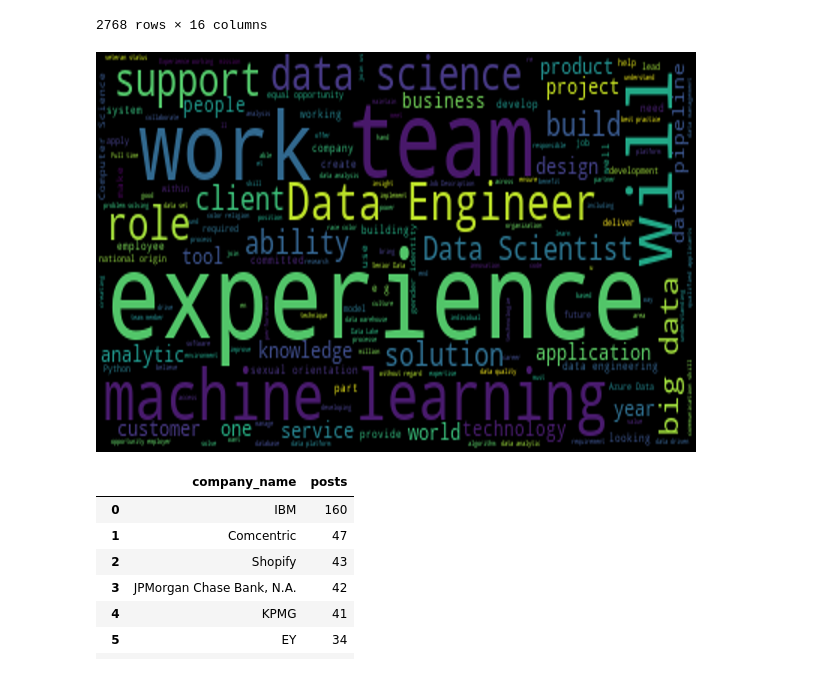
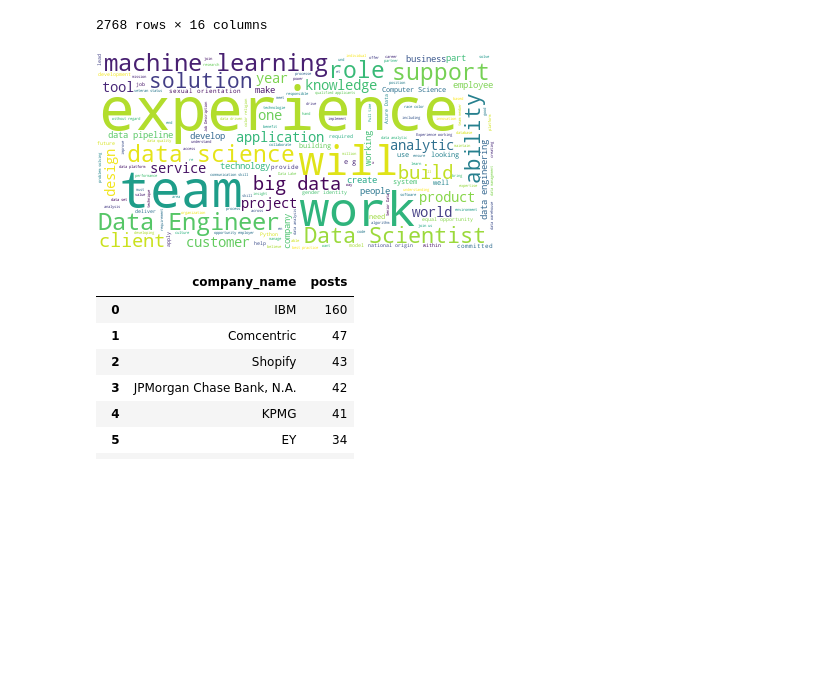
Before and after one commit to rbtroselli/jobs-scraper, a Jupyter notebook: analysis.ipynb, the cells around one changed output. Saved outputs shown, nothing was run; the diff lists cells and outputs as text; code cells hidden in the pictures; blank space fills up the shorter version.

```diff
--- a/analysis.ipynb
+++ b/analysis.ipynb
@@ -29,15 +31,15 @@ from wordcloud import WordCloud
 # %%
 df = pd.read_sql("SELECT description FROM jobs",con=connection)
 text_list = []
 for index,row in df.iterrows():
     text_list.append(df.loc[index,'description'])
 text = ' '.join(text_list)
-wc = WordCloud().generate(text)
+wc = WordCloud(background_color="white").generate(text)
+
 image = wc.to_image()
-image = image.resize((600,400))
 image
 # %% [output]
-[figure, old version]
+[figure, new version]
 # %%
 df = pd.read_sql("""
     SELECT
```
Also changed, not shown: parts of 1 cell of this notebook.
